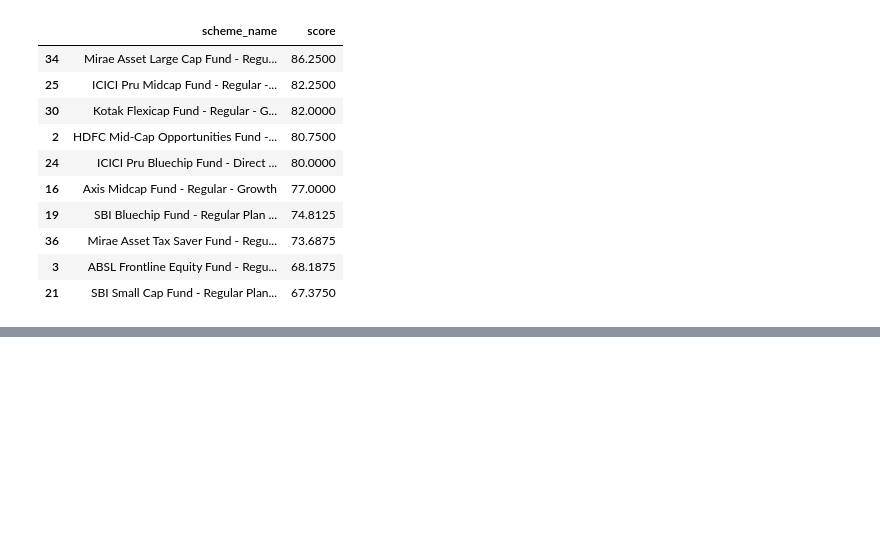
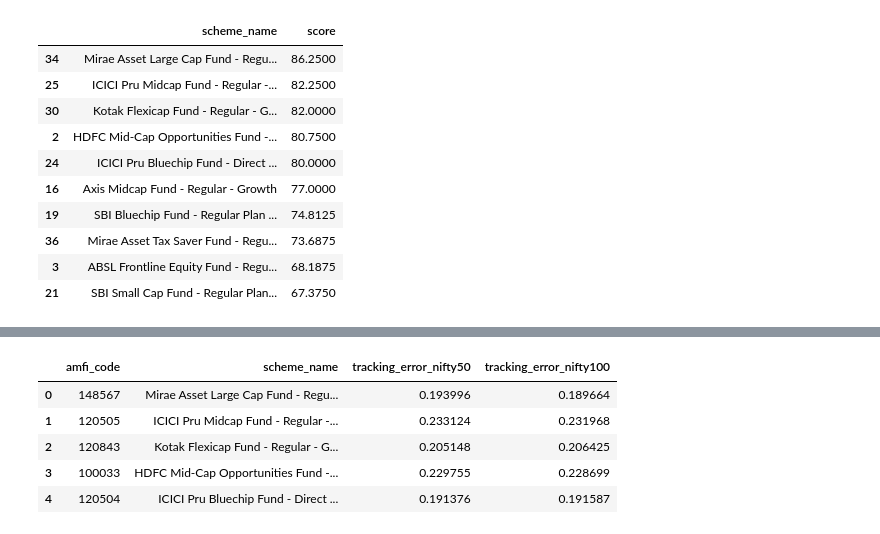
Before and after one commit to Devendragautam/bluestock-mf-capstone, a Jupyter notebook: notebooks/04_performance_analytics.ipynb, the cells around one changed output, grey strips where cells are left out. Cells and saved outputs as stored; diff of their text form; code cells hidden in the pictures; blank space fills up the shorter version.

```diff
--- a/notebooks/04_performance_analytics.ipynb
+++ b/notebooks/04_performance_analytics.ipynb
@@ -247,0 +263,21 @@ plt.show()
+# %%
+# Tracking error = std(fund_return - benchmark_return) * sqrt(252), for top 5 funds
+tracking_results = []
+for code in top5_codes:
+    fund_returns = nav[nav["amfi_code"] == code][["nav_date", "daily_return"]].dropna()
+    scheme_name = fund_master[fund_master["amfi_code"] == code]["scheme_name"].values[0]
+    row = {"amfi_code": code, "scheme_name": scheme_name}
+    for idx_df, idx_label in [(nifty50, "nifty50"), (nifty100, "nifty100")]:
+        merged = fund_returns.merge(idx_df[["date", "benchmark_return"]], left_on="nav_date", right_on="date").dropna()
+        row[f"tracking_error_{idx_label}"] = (merged["daily_return"] - merged["benchmark_return"]).std() * np.sqrt(252)
+    tracking_results.append(row)
+
+tracking_df = pd.DataFrame(tracking_results)
+tracking_df
+# %% [output]
+|  | amfi_code | scheme_name | tracking_error_nifty50 | tracking_error_nifty100 |
+| 0 | 148567 | Mirae Asset Large Cap Fund - Regu... | 0.193996 | 0.189664 |
+| 1 | 120505 | ICICI Pru Midcap Fund - Regular -... | 0.233124 | 0.231968 |
+| 2 | 120843 | Kotak Flexicap Fund - Regular - G... | 0.205148 | 0.206425 |
+| 3 | 100033 | HDFC Mid-Cap Opportunities Fund -... | 0.229755 | 0.228699 |
+| 4 | 120504 | ICICI Pru Bluechip Fund - Direct ... | 0.191376 | 0.191587 |
```
Also changed, not shown: parts of 3 cells of this notebook, 2 other files.
